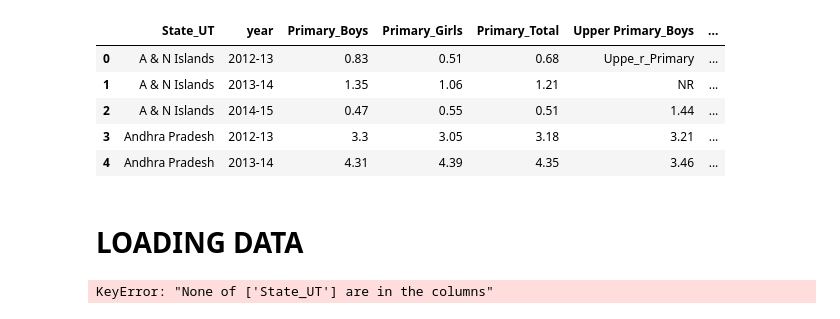
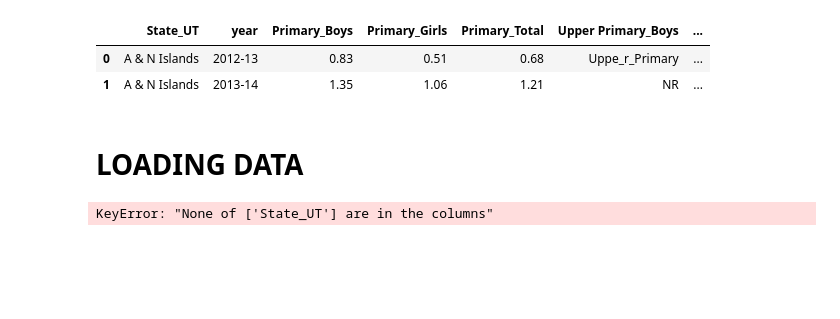
Before and after one commit to anmol9999/statistics-indian-school, a Jupyter notebook: data analysis/toilet_facility_analysis.ipynb, the cells around one changed output. Drawn from its saved outputs; the diff is of its cells as text; code cells hidden in the pictures; blank space fills up the shorter version.

```diff
--- a/data analysis/toilet_facility_analysis.ipynb
+++ b/data analysis/toilet_facility_analysis.ipynb
@@ -8,14 +8,11 @@ import warnings
 warnings.filterwarnings('ignore')
 # %%
 data = pd.read_csv('../datasets/dropout_ratio.csv')
-data.head()
+data.head(2)
 # %% [output]
 |  | State_UT | year | Primary_Boys | Primary_Girls | Primary_Total | Upper Primary_Boys | ... |
 | 0 | A & N Islands | 2012-13 | 0.83 | 0.51 | 0.68 | Uppe_r_Primary | ... |
 | 1 | A & N Islands | 2013-14 | 1.35 | 1.06 | 1.21 | NR | ... |
-| 2 | A & N Islands | 2014-15 | 0.47 | 0.55 | 0.51 | 1.44 | ... |
-| 3 | Andhra Pradesh | 2012-13 | 3.3 | 3.05 | 3.18 | 3.21 | ... |
-| 4 | Andhra Pradesh | 2013-14 | 4.31 | 4.39 | 4.35 | 3.46 | ... |
 # %% [markdown]
 # LOADING DATA
 # %%
```
